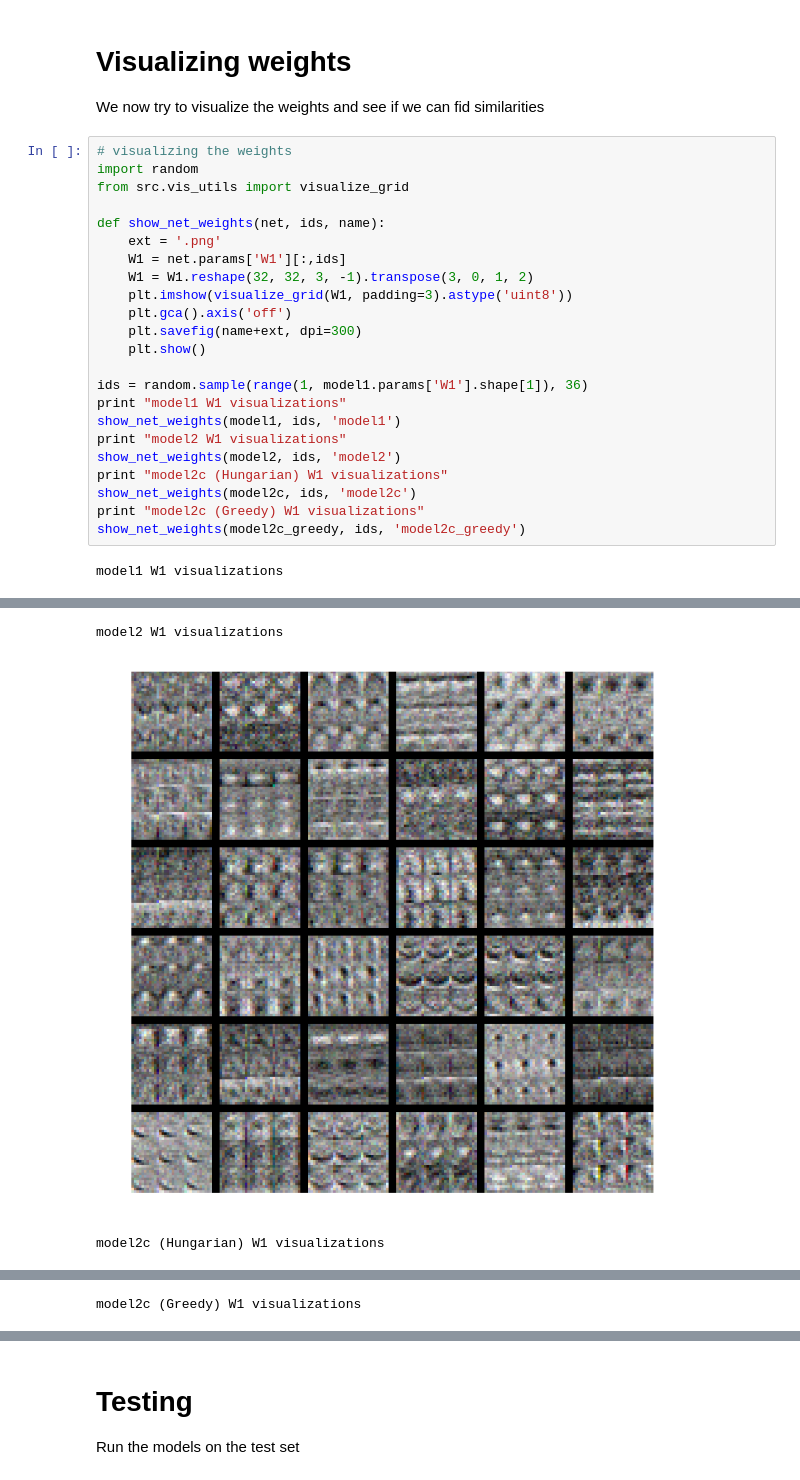
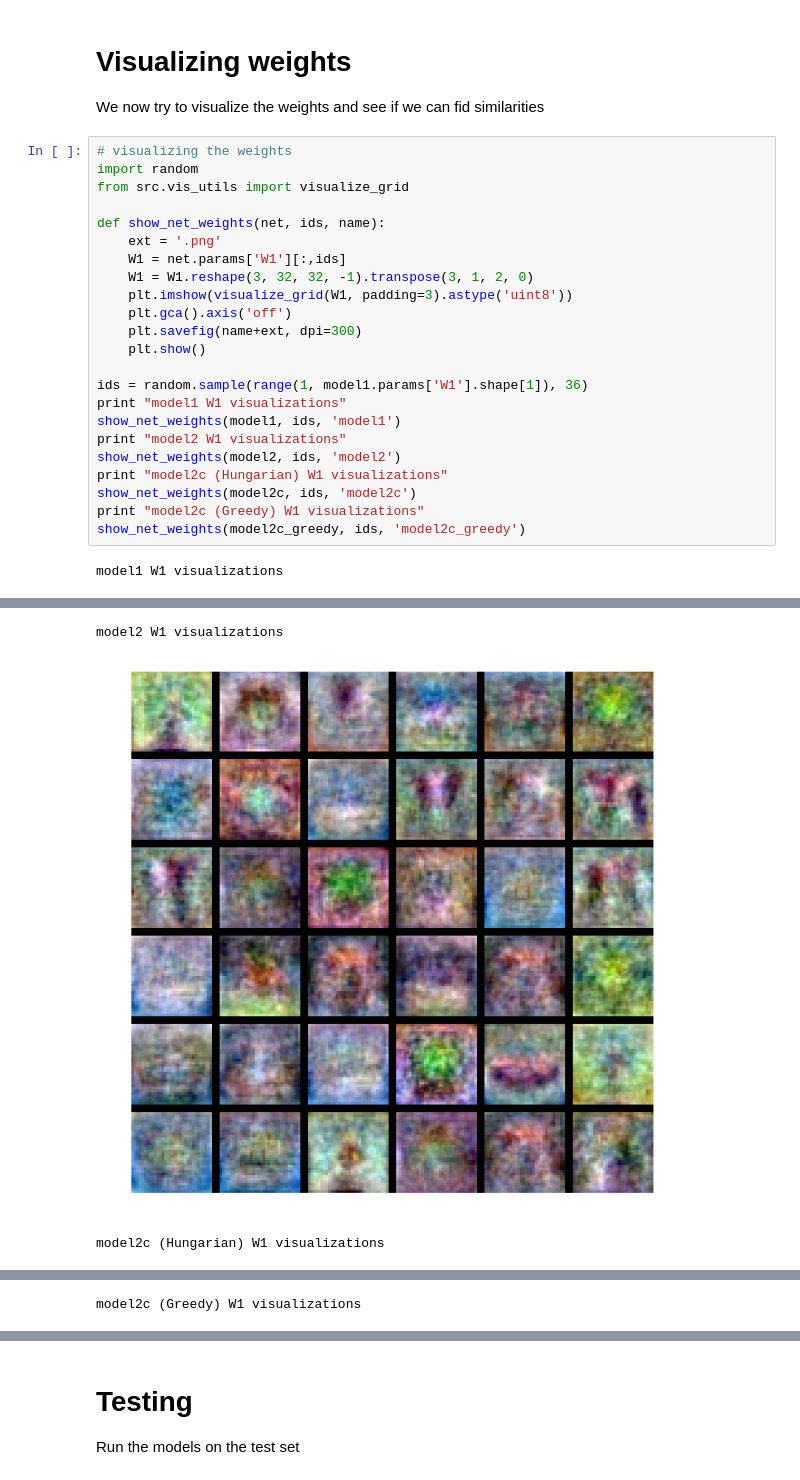
Before and after one commit to LousyLory/Canonical_Nets, a Jupyter notebook: canonical_Nets.ipynb, the cells around one changed output, grey strips where cells are left out. Drawn from its saved outputs; the diff is of its cells as text.

```diff
--- a/canonical_Nets.ipynb
+++ b/canonical_Nets.ipynb
@@ -494,7 +494,7 @@ from src.vis_utils import visualize_grid
 def show_net_weights(net, ids, name):
     ext = '.png'
     W1 = net.params['W1'][:,ids]
-    W1 = W1.reshape(32, 32, 3, -1).transpose(3, 0, 1, 2)
+    W1 = W1.reshape(3, 32, 32, -1).transpose(3, 1, 2, 0)
     plt.imshow(visualize_grid(W1, padding=3).astype('uint8'))
     plt.gca().axis('off')
     plt.savefig(name+ext, dpi=300)
@@ -515,3 +515,3 @@ model1 W1 visualizations
 model2 W1 visualizations
-[figure, old version]
+[figure, new version]
 model2c (Hungarian) W1 visualizations
```
Also changed, not shown: parts of 15 cells of this notebook, 6 other files.
